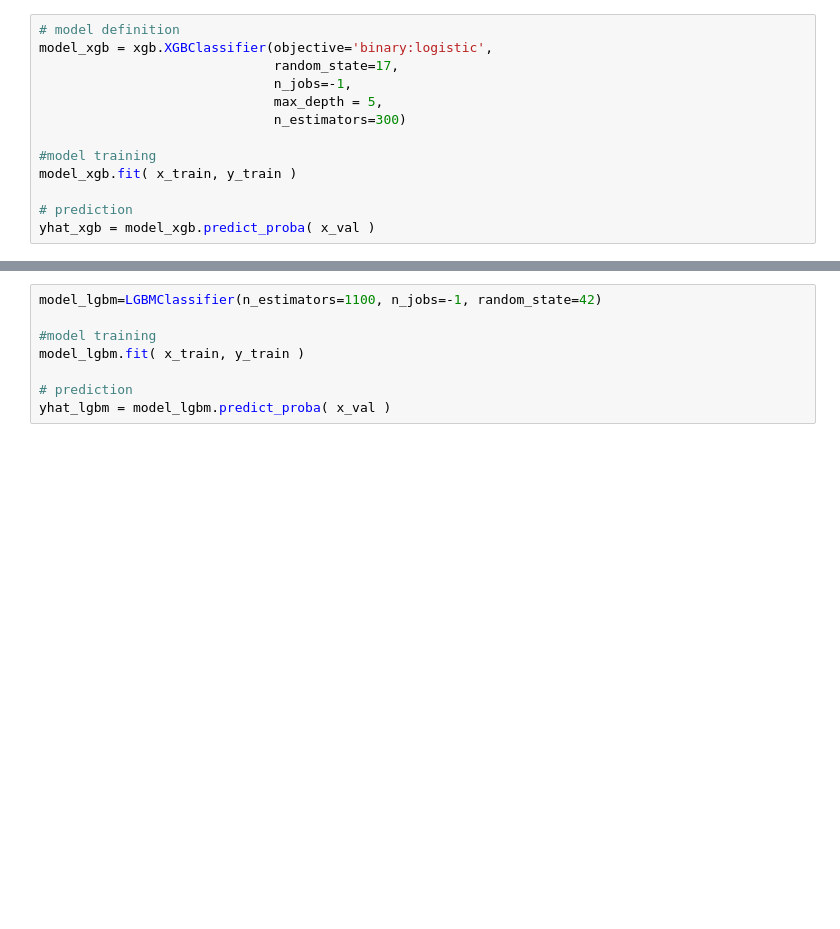
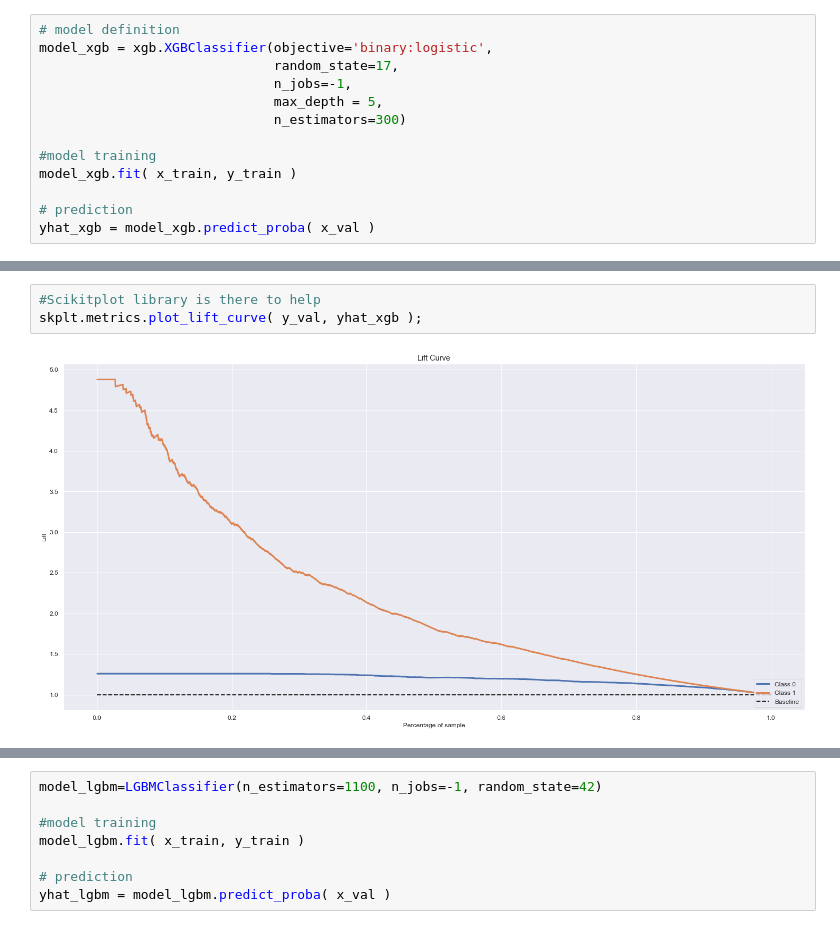
Before and after one commit to carlosandradeds/client-churn, a Jupyter notebook: notebooks/c1.0-cmqa-client-churn.ipynb, the cells around one changed output, grey strips where cells are left out. Saved outputs shown, nothing was run; the diff lists cells and outputs as text; blank space fills up the shorter version.

```diff
--- a/notebooks/c1.0-cmqa-client-churn.ipynb
+++ b/notebooks/c1.0-cmqa-client-churn.ipynb
@@ -985,0 +991,5 @@ skplt.metrics.plot_cumulative_gain( y_val, yhat_xgb );
+# %%
+#Scikitplot library is there to help
+skplt.metrics.plot_lift_curve( y_val, yhat_xgb );
+# %% [output]
+[figure, added]
```
Also changed, not shown: parts of 23 cells of this notebook.
